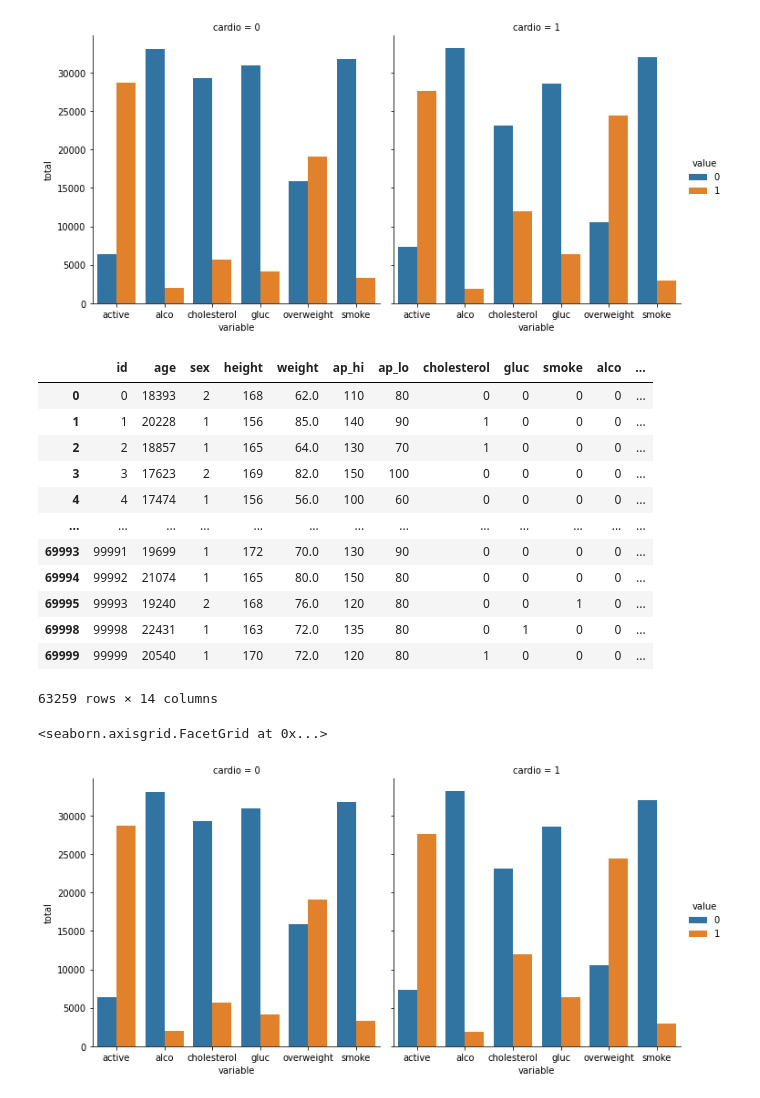
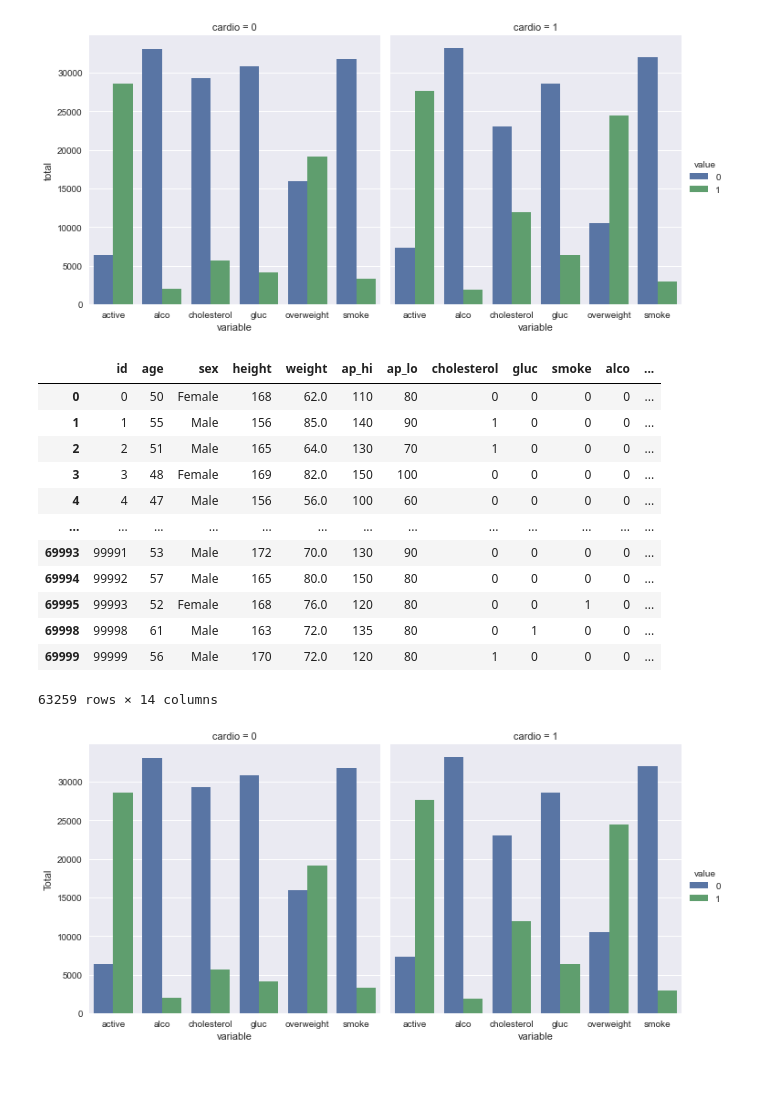
Before and after one commit to MohamedAbdElgni/Medical_Ex, a Jupyter notebook: WOrk with medical data.ipynb, the cells around one changed output. Drawn from its saved outputs; the diff is of its cells as text; code cells hidden in the pictures.

Commit message:
Charts,V2

```diff
--- a/WOrk with medical data.ipynb
+++ b/WOrk with medical data.ipynb
@@ -20,0 +1,18 @@ df
+# %%
+import pandas as pd
+import numpy as np
+import seaborn as sns
+import matplotlib.pyplot as plt
+plt.style.use('seaborn')
+df=pd.read_csv("medical_examination.csv")
+df.isnull().sum(axis=0)
+#just cheackin that thea data is cleaned
+#...... its so clean
+#making age in years instade of Days
+df['age']=(df['age']/365).astype(int)
+
+#df['sex'].value_counts()
+#with sex Col i suppose that 1=Male , 2=Female
+df['sex'].replace({1:'Male',2:'Female',3:'Unknown'},inplace=True)
+age_chart=df['age'].value_counts().reset_index(name='Total')
+age_chart.plot(kind='bar',x='index',y='Total',grid='seaborn')
@@ -88,7 +59,7 @@ def draw_cat_plot():
 # %%
 draw_cat_plot()
 # %% [output]
-[figure, old version]
+[figure, new version]
 # %%
 df_heat = df.loc[(df["ap_lo"] <= df["ap_hi"])& (df["height"] >= df["height"].quantile(0.025))
         & (df["height"] <= df["height"].quantile(0.975))
@@ -98,34 +69,26 @@ df_heat = df.loc[(df["ap_lo"] <= df["ap_hi"])& (df["height"] >= df["height"].qua
 df_heat
 # %% [output]
 |  | id | age | sex | height | weight | ap_hi | ap_lo | cholesterol | gluc | smoke | alco | ... |
-| 0 | 0 | 18393 | 2 | 168 | 62.0 | 110 | 80 | 0 | 0 | 0 | 0 | ... |
-| 1 | 1 | 20228 | 1 | 156 | 85.0 | 140 | 90 | 1 | 0 | 0 | 0 | ... |
-| 2 | 2 | 18857 | 1 | 165 | 64.0 | 130 | 70 | 1 | 0 | 0 | 0 | ... |
-| 3 | 3 | 17623 | 2 | 169 | 82.0 | 150 | 100 | 0 | 0 | 0 | 0 | ... |
-| 4 | 4 | 17474 | 1 | 156 | 56.0 | 100 | 60 | 0 | 0 | 0 | 0 | ... |
+| 0 | 0 | 50 | Female | 168 | 62.0 | 110 | 80 | 0 | 0 | 0 | 0 | ... |
+| 1 | 1 | 55 | Male | 156 | 85.0 | 140 | 90 | 1 | 0 | 0 | 0 | ... |
+| 2 | 2 | 51 | Male | 165 | 64.0 | 130 | 70 | 1 | 0 | 0 | 0 | ... |
+| 3 | 3 | 48 | Female | 169 | 82.0 | 150 | 100 | 0 | 0 | 0 | 0 | ... |
+| 4 | 4 | 47 | Male | 156 | 56.0 | 100 | 60 | 0 | 0 | 0 | 0 | ... |
 | ... | ... | ... | ... | ... | ... | ... | ... | ... | ... | ... | ... | ... |
-| 69993 | 99991 | 19699 | 1 | 172 | 70.0 | 130 | 90 | 0 | 0 | 0 | 0 | ... |
-| 69994 | 99992 | 21074 | 1 | 165 | 80.0 | 150 | 80 | 0 | 0 | 0 | 0 | ... |
-| 69995 | 99993 | 19240 | 2 | 168 | 76.0 | 120 | 80 | 0 | 0 | 1 | 0 | ... |
-| 69998 | 99998 | 22431 | 1 | 163 | 72.0 | 135 | 80 | 0 | 1 | 0 | 0 | ... |
-| 69999 | 99999 | 20540 | 1 | 170 | 72.0 | 120 | 80 | 1 | 0 | 0 | 0 | ... |
+| 69993 | 99991 | 53 | Male | 172 | 70.0 | 130 | 90 | 0 | 0 | 0 | 0 | ... |
+| 69994 | 99992 | 57 | Male | 165 | 80.0 | 150 | 80 | 0 | 0 | 0 | 0 | ... |
+| 69995 | 99993 | 52 | Female | 168 | 76.0 | 120 | 80 | 0 | 0 | 1 | 0 | ... |
+| 69998 | 99998 | 61 | Male | 163 | 72.0 | 135 | 80 | 0 | 1 | 0 | 0 | ... |
+| 69999 | 99999 | 56 | Male | 170 | 72.0 | 120 | 80 | 1 | 0 | 0 | 0 | ... |
 63259 rows × 14 columns
 # %%
-vars = sorted(["cholesterol", "gluc", "smoke", "alco", "active", "overweight"])
-df_cat=pd.melt(df,id_vars=['cardio'],value_vars=vars)
-df_cat=df_cat.value_counts().reset_index(name='total')
+values = sorted(["cholesterol", "gluc", "smoke", "alco", "active", "overweight"])
+df_cat=pd.melt(df,id_vars=['cardio'],value_vars=values)
+df_cat=df_cat.value_counts().reset_index(name='Values_Count')
 # %%
-fig = sns.catplot(
-        data=df_cat,
-        x="variable",
-        y="total",
-        hue="value",
-        col="cardio",
-        kind="bar",
-        order=vars,)
-fig.set_ylabels("total")
+fig = sns.catplot(data=df_cat,x="variable",y="Values_Count",hue="value",col="cardio",kind="bar",order=values,)
+fig.set_ylabels("Total")
 fig.set_xlabels("variable")
-fig
+fig.savefig("cardio.png")
 # %% [output]
-<seaborn.axisgrid.FacetGrid at 0x...>
-[figure, old version]
+[figure, new version]
```
Also changed, not shown: parts of 5 cells of this notebook, 2 other files.
